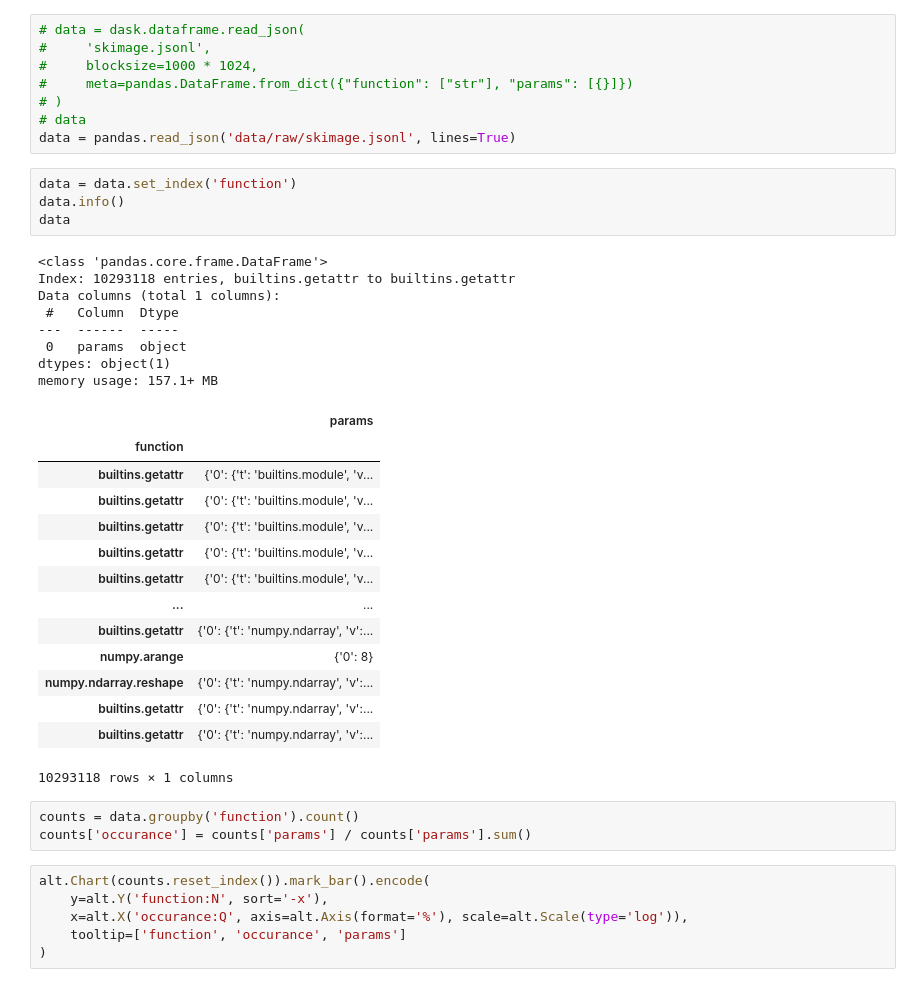
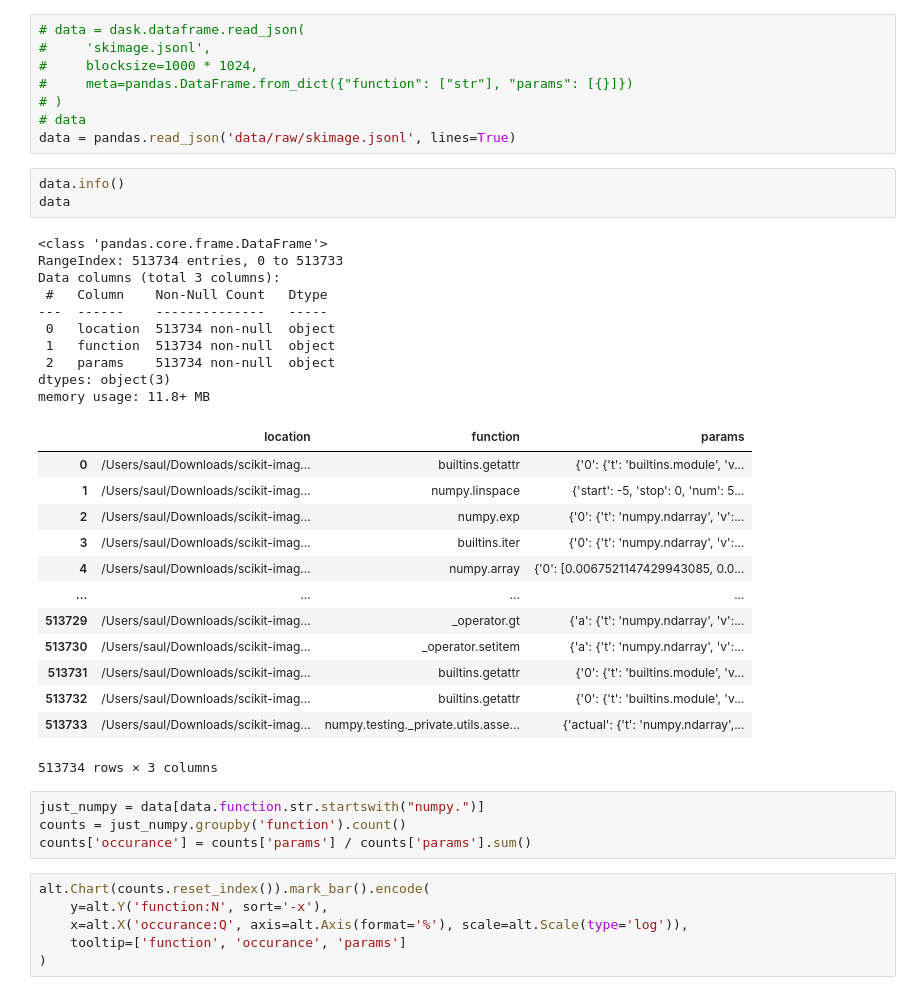
Before and after one commit to data-apis/python-record-api, a Jupyter notebook: Analysis.ipynb, the cells around one changed output. Cells and saved outputs as stored; diff of their text form.

```diff
--- a/Analysis.ipynb
+++ b/Analysis.ipynb
@@ -31,34 +25,35 @@ pandas.set_option('max_colwidth', 200)
 # data
 data = pandas.read_json('data/raw/skimage.jsonl', lines=True)
 # %%
-data = data.set_index('function')
 data.info()
 data
 # %% [output]
 <class 'pandas.core.frame.DataFrame'>
-Index: 10293118 entries, builtins.getattr to builtins.getattr
-Data columns (total 1 columns):
- #   Column  Dtype
----  ------  -----
- 0   params  object
-dtypes: object(1)
-memory usage: 157.1+ MB
+RangeIndex: 513734 entries, 0 to 513733
+Data columns (total 3 columns):
+ #   Column    Non-Null Count   Dtype
+---  ------    --------------   -----
+ 0   location  513734 non-null  object
+ 1   function  513734 non-null  object
+ 2   params    513734 non-null  object
+dtypes: object(3)
+memory usage: 11.8+ MB
-|  | params |
-| function |  |
-| builtins.getattr | {'0': {'t': 'builtins.module', 'v... |
-| builtins.getattr | {'0': {'t': 'builtins.module', 'v... |
-| builtins.getattr | {'0': {'t': 'builtins.module', 'v... |
-| builtins.getattr | {'0': {'t': 'builtins.module', 'v... |
-| builtins.getattr | {'0': {'t': 'builtins.module', 'v... |
-| ... | ... |
-| builtins.getattr | {'0': {'t': 'numpy.ndarray', 'v':... |
-| numpy.arange | {'0': 8} |
-| numpy.ndarray.reshape | {'0': {'t': 'numpy.ndarray', 'v':... |
-| builtins.getattr | {'0': {'t': 'numpy.ndarray', 'v':... |
-| builtins.getattr | {'0': {'t': 'numpy.ndarray', 'v':... |
+|  | location | function | params |
+| 0 | /Users/saul/Downloads/scikit-imag... | builtins.getattr | {'0': {'t': 'builtins.module', 'v... |
+| 1 | /Users/saul/Downloads/scikit-imag... | numpy.linspace | {'start': -5, 'stop': 0, 'num': 5... |
+| 2 | /Users/saul/Downloads/scikit-imag... | numpy.exp | {'0': {'t': 'numpy.ndarray', 'v':... |
+| 3 | /Users/saul/Downloads/scikit-imag... | builtins.iter | {'0': {'t': 'numpy.ndarray', 'v':... |
+| 4 | /Users/saul/Downloads/scikit-imag... | numpy.array | {'0': [0.0067521147429943085, 0.0... |
+| ... | ... | ... | ... |
+| 513729 | /Users/saul/Downloads/scikit-imag... | _operator.gt | {'a': {'t': 'numpy.ndarray', 'v':... |
+| 513730 | /Users/saul/Downloads/scikit-imag... | _operator.setitem | {'a': {'t': 'numpy.ndarray', 'v':... |
+| 513731 | /Users/saul/Downloads/scikit-imag... | builtins.getattr | {'0': {'t': 'builtins.module', 'v... |
+| 513732 | /Users/saul/Downloads/scikit-imag... | builtins.getattr | {'0': {'t': 'builtins.module', 'v... |
+| 513733 | /Users/saul/Downloads/scikit-imag... | numpy.testing._private.utils.asse... | {'actual': {'t': 'numpy.ndarray',... |
-10293118 rows × 1 columns
+513734 rows × 3 columns
 # %%
-counts = data.groupby('function').count()
+just_numpy = data[data.function.str.startswith("numpy.")]
+counts = just_numpy.groupby('function').count()
 counts['occurance'] = counts['params'] / counts['params'].sum()
 # %%
 alt.Chart(counts.reset_index()).mark_bar().encode(
```
Also changed, not shown: parts of 4 cells of this notebook, 5 other files.
